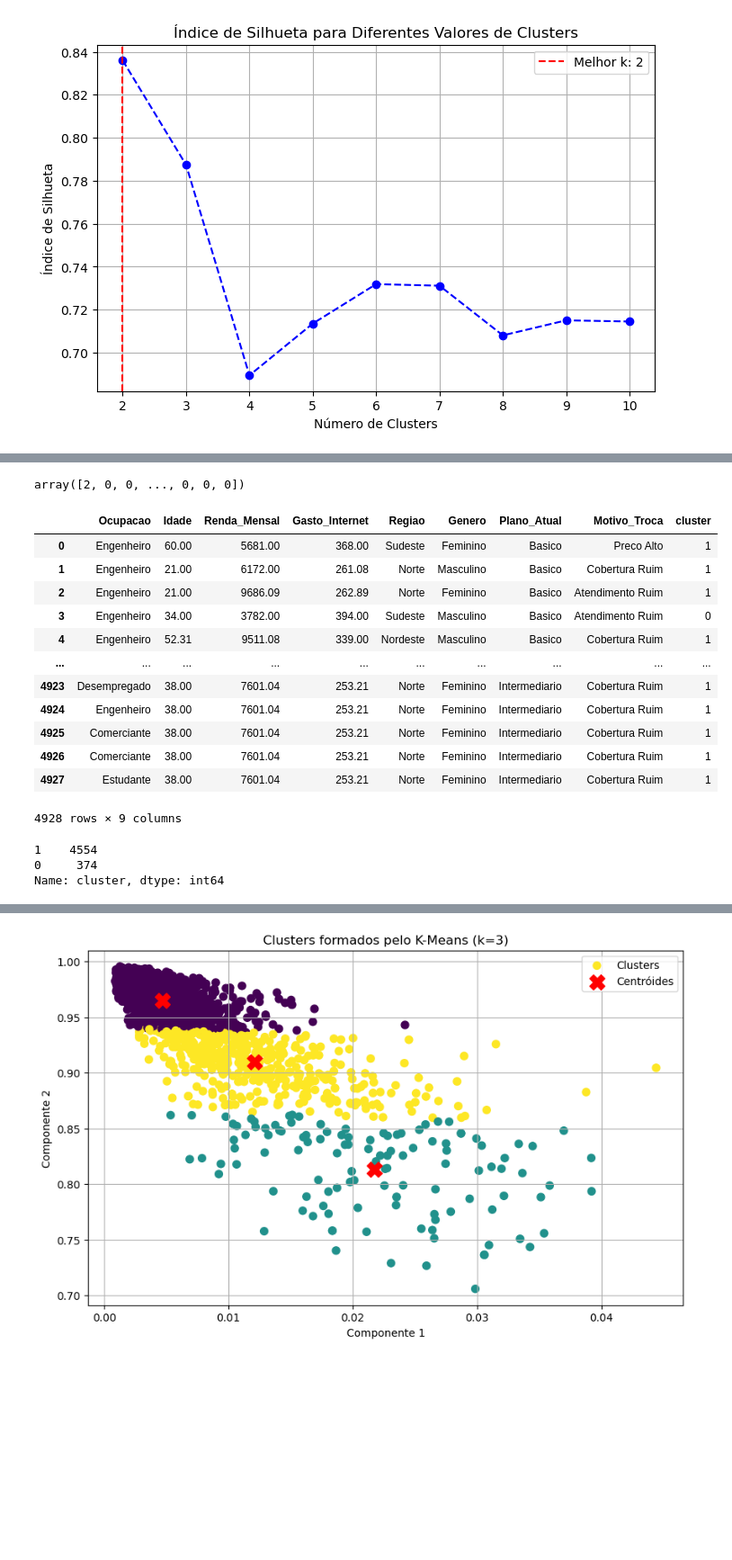
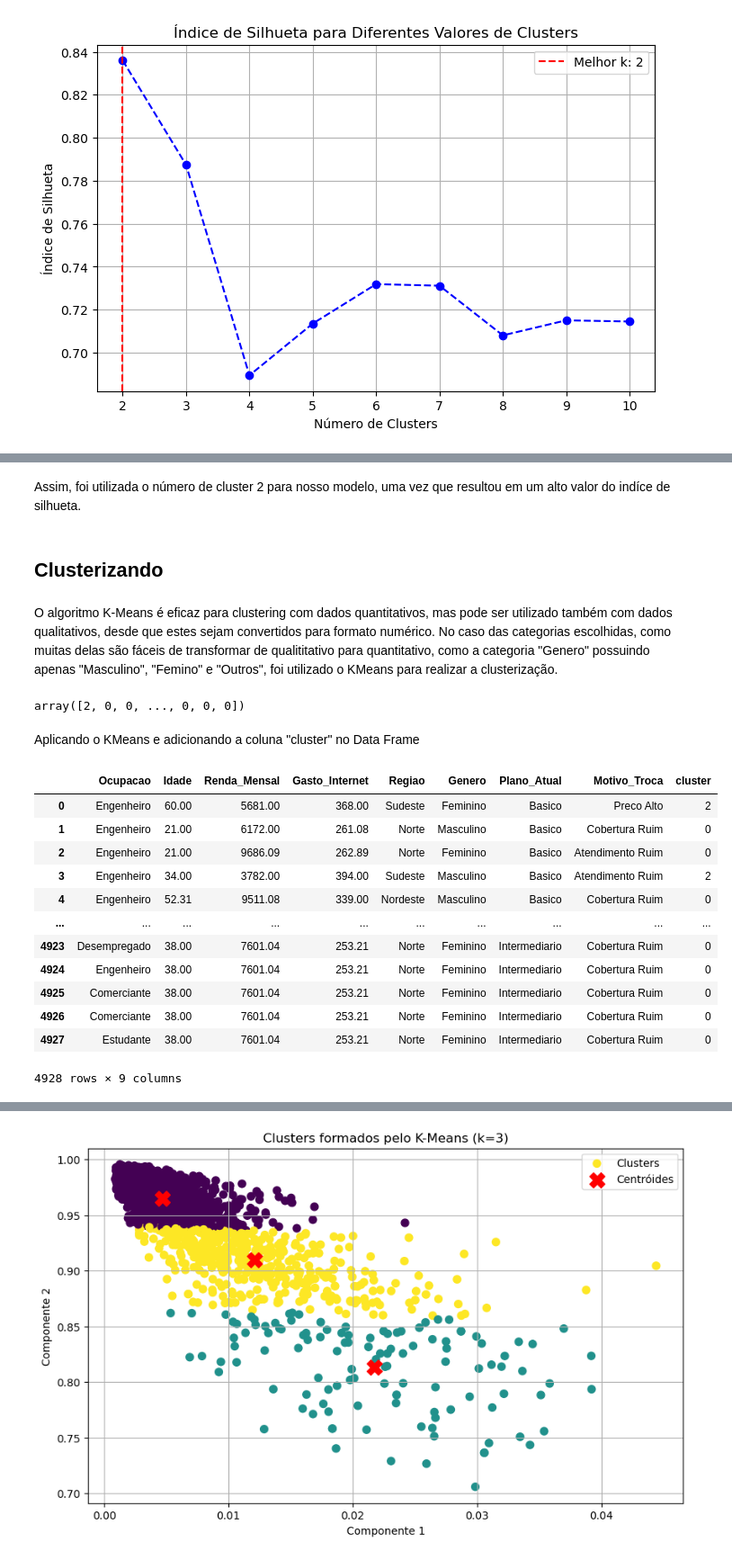
Before and after one commit to Joao-Gabriel05/Telecconect_analysis, a Jupyter notebook: clusterizacao_primeiro_modelo.ipynb, the cells around one changed output, grey strips where cells are left out. Shown: that part at 90% size. Drawn from its saved outputs; the diff is of its cells as text; code cells hidden in the pictures; blank space fills up the shorter version.

```diff
--- a/clusterizacao_primeiro_modelo.ipynb
+++ b/clusterizacao_primeiro_modelo.ipynb
@@ -176,3 +177,9 @@ df_normalizada.head()
+# %% [markdown]
+Assim, foi utilizada o número de cluster 2 para nosso modelo, uma vez que resultou em um alto valor do indíce de silhueta.
+# %% [markdown]
+## Clusterizando
+# %% [markdown]
+O algoritmo K-Means é eficaz para clustering com dados quantitativos, mas pode ser utilizado também com dados qualitativos, desde que estes sejam convertidos para formato numérico. No caso das categorias escolhidas, como muitas delas são fáceis de transformar de qualititativo para quantitativo, como a categoria "Genero" possuindo apenas "Masculino", "Femino" e "Outros", foi utilizado o KMeans para realizar a clusterização.
 # %%
 from sklearn.cluster import KMeans
 
@@ -180,33 +187,29 @@ clusterizacao_por_km = KMeans(n_clusters= 3, random_state=42)
 clusterizacao_por_km.fit_predict(df_normalizada)
 # %% [output]
 array([2, 0, 0, ..., 0, 0, 0])
+# %% [markdown]
+Aplicando o KMeans e adicionando a coluna "cluster" no Data Frame
 # %%
 # Aplicando K-Means
-clusterizacao_por_km = KMeans(n_clusters=2, random_state=42)
+clusterizacao_por_km = KMeans(n_clusters=3, random_state=42)
 labels = clusterizacao_por_km.fit_predict(df_normalizada.values)  # Rótulos dos clusters
 
 # Adicionando os rótulos ao DataFrame original
 #df = df_normalizada.copy()
 df['cluster'] = labels
 
 df
 # %% [output]
 |  | Ocupacao | Idade | Renda_Mensal | Gasto_Internet | Regiao | Genero | Plano_Atual | Motivo_Troca | cluster |
-| 0 | Engenheiro | 60.00 | 5681.00 | 368.00 | Sudeste | Feminino | Basico | Preco Alto | 1 |
-| 1 | Engenheiro | 21.00 | 6172.00 | 261.08 | Norte | Masculino | Basico | Cobertura Ruim | 1 |
-| 2 | Engenheiro | 21.00 | 9686.09 | 262.89 | Norte | Feminino | Basico | Atendimento Ruim | 1 |
-| 3 | Engenheiro | 34.00 | 3782.00 | 394.00 | Sudeste | Masculino | Basico | Atendimento Ruim | 0 |
-| 4 | Engenheiro | 52.31 | 9511.08 | 339.00 | Nordeste | Masculino | Basico | Cobertura Ruim | 1 |
+| 0 | Engenheiro | 60.00 | 5681.00 | 368.00 | Sudeste | Feminino | Basico | Preco Alto | 2 |
+| 1 | Engenheiro | 21.00 | 6172.00 | 261.08 | Norte | Masculino | Basico | Cobertura Ruim | 0 |
+| 2 | Engenheiro | 21.00 | 9686.09 | 262.89 | Norte | Feminino | Basico | Atendimento Ruim | 0 |
+| 3 | Engenheiro | 34.00 | 3782.00 | 394.00 | Sudeste | Masculino | Basico | Atendimento Ruim | 2 |
+| 4 | Engenheiro | 52.31 | 9511.08 | 339.00 | Nordeste | Masculino | Basico | Cobertura Ruim | 0 |
 | ... | ... | ... | ... | ... | ... | ... | ... | ... | ... |
-| 4923 | Desempregado | 38.00 | 7601.04 | 253.21 | Norte | Feminino | Intermediario | Cobertura Ruim | 1 |
-| 4924 | Engenheiro | 38.00 | 7601.04 | 253.21 | Norte | Feminino | Intermediario | Cobertura Ruim | 1 |
-| 4925 | Comerciante | 38.00 | 7601.04 | 253.21 | Norte | Feminino | Intermediario | Cobertura Ruim | 1 |
-| 4926 | Comerciante | 38.00 | 7601.04 | 253.21 | Norte | Feminino | Intermediario | Cobertura Ruim | 1 |
-| 4927 | Estudante | 38.00 | 7601.04 | 253.21 | Norte | Feminino | Intermediario | Cobertura Ruim | 1 |
+| 4923 | Desempregado | 38.00 | 7601.04 | 253.21 | Norte | Feminino | Intermediario | Cobertura Ruim | 0 |
+| 4924 | Engenheiro | 38.00 | 7601.04 | 253.21 | Norte | Feminino | Intermediario | Cobertura Ruim | 0 |
+| 4925 | Comerciante | 38.00 | 7601.04 | 253.21 | Norte | Feminino | Intermediario | Cobertura Ruim | 0 |
+| 4926 | Comerciante | 38.00 | 7601.04 | 253.21 | Norte | Feminino | Intermediario | Cobertura Ruim | 0 |
+| 4927 | Estudante | 38.00 | 7601.04 | 253.21 | Norte | Feminino | Intermediario | Cobertura Ruim | 0 |
 4928 rows × 9 columns
-# %%
-df['cluster'].value_counts()
-# %% [output]
-1    4554
-0     374
-Name: cluster, dtype: int64
```
Also changed, not shown: parts of 12 cells of this notebook, 2 other files.
